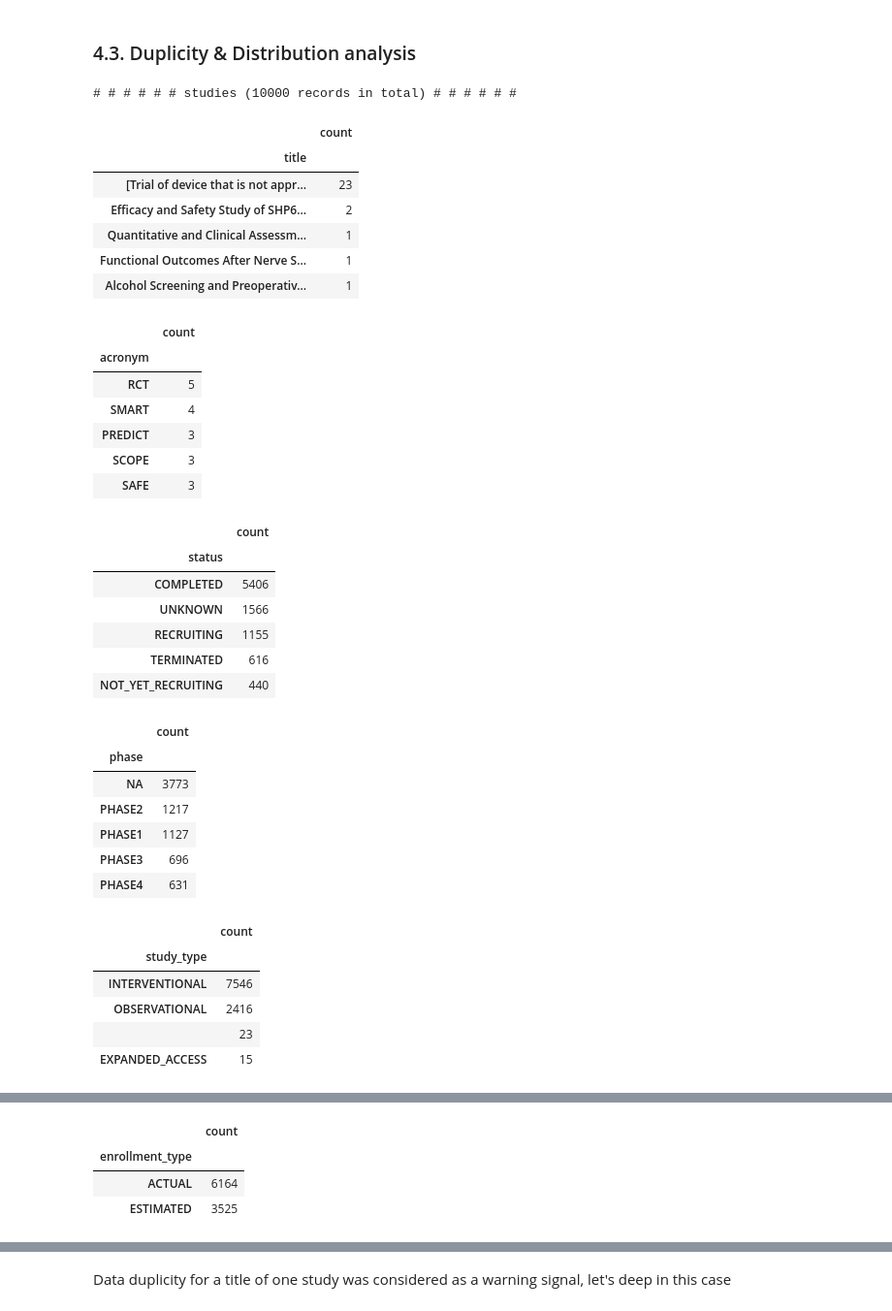
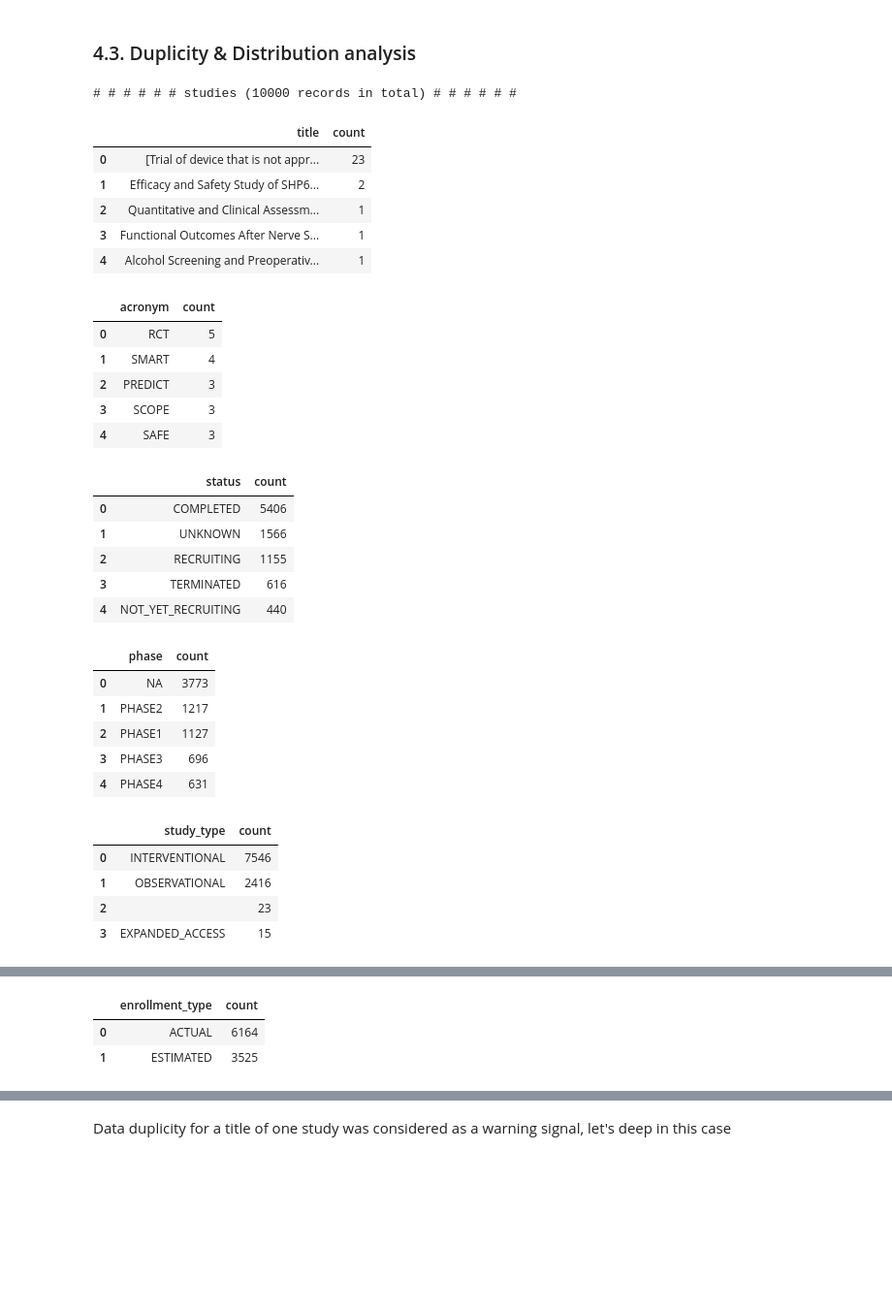
Before and after one commit to MarcHumet/Clinical-Trial-Analytics-Dashboard, a Jupyter notebook: CLINICAL_TRIAL_ANALYTICAL_EDA.ipynb, the cells around one changed output, grey strips where cells are left out. Shown at 97% size. Drawn from its saved outputs; the diff is of its cells as text; code cells hidden in the pictures; blank space fills up the shorter version.

```diff
--- a/CLINICAL_TRIAL_ANALYTICAL_EDA.ipynb
+++ b/CLINICAL_TRIAL_ANALYTICAL_EDA.ipynb
@@ -492,43 +596,38 @@ for table in tables_ddbb:
 # %%
 for table in tables_ddbb:
     print (f"# # # # # # {table} ({len(dict_df_clinical_trials[table])} records in total) # # # # # # ")
     for col in dict_df_clinical_trials[table].columns:
         if "_id" not in col:
-            vc = pd.DataFrame(dict_df_clinical_trials[table][col].value_counts().head(5))
+            vc = pd.DataFrame(dict_df_clinical_trials[table][col].value_counts().head(5)).reset_index()
             display(vc)
 # %% [output]
 # # # # # # studies (10000 records in total) # # # # # #
-|  | count |
-| title |  |
-| [Trial of device that is not appr... | 23 |
-| Efficacy and Safety Study of SHP6... | 2 |
-| Quantitative and Clinical Assessm... | 1 |
-| Functional Outcomes After Nerve S... | 1 |
-| Alcohol Screening and Preoperativ... | 1 |
+|  | title | count |
+| 0 | [Trial of device that is not appr... | 23 |
+| 1 | Efficacy and Safety Study of SHP6... | 2 |
+| 2 | Quantitative and Clinical Assessm... | 1 |
+| 3 | Functional Outcomes After Nerve S... | 1 |
+| 4 | Alcohol Screening and Preoperativ... | 1 |
-|  | count |
-| acronym |  |
-| RCT | 5 |
-| SMART | 4 |
-| PREDICT | 3 |
-| SCOPE | 3 |
-| SAFE | 3 |
+|  | acronym | count |
+| 0 | RCT | 5 |
+| 1 | SMART | 4 |
+| 2 | PREDICT | 3 |
+| 3 | SCOPE | 3 |
+| 4 | SAFE | 3 |
-|  | count |
-| status |  |
-| COMPLETED | 5406 |
-| UNKNOWN | 1566 |
-| RECRUITING | 1155 |
-| TERMINATED | 616 |
-| NOT_YET_RECRUITING | 440 |
+|  | status | count |
+| 0 | COMPLETED | 5406 |
+| 1 | UNKNOWN | 1566 |
+| 2 | RECRUITING | 1155 |
+| 3 | TERMINATED | 616 |
+| 4 | NOT_YET_RECRUITING | 440 |
-|  | count |
-| phase |  |
-| NA | 3773 |
-| PHASE2 | 1217 |
-| PHASE1 | 1127 |
-| PHASE3 | 696 |
-| PHASE4 | 631 |
+|  | phase | count |
+| 0 | NA | 3773 |
+| 1 | PHASE2 | 1217 |
+| 2 | PHASE1 | 1127 |
+| 3 | PHASE3 | 696 |
+| 4 | PHASE4 | 631 |
-|  | count |
-| study_type |  |
-| INTERVENTIONAL | 7546 |
-| OBSERVATIONAL | 2416 |
-|  | 23 |
-| EXPANDED_ACCESS | 15 |
+|  | study_type | count |
+| 0 | INTERVENTIONAL | 7546 |
+| 1 | OBSERVATIONAL | 2416 |
+| 2 |  | 23 |
+| 3 | EXPANDED_ACCESS | 15 |
@@ -563,4 +658,3 @@ for table in tables_ddbb:
-|  | count |
-| enrollment_type |  |
-| ACTUAL | 6164 |
-| ESTIMATED | 3525 |
+|  | enrollment_type | count |
+| 0 | ACTUAL | 6164 |
+| 1 | ESTIMATED | 3525 |
```
Also changed, not shown: parts of 11 cells of this notebook.
